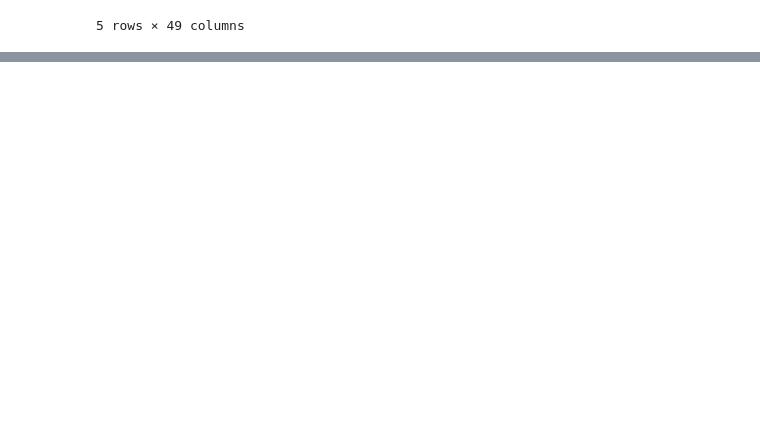
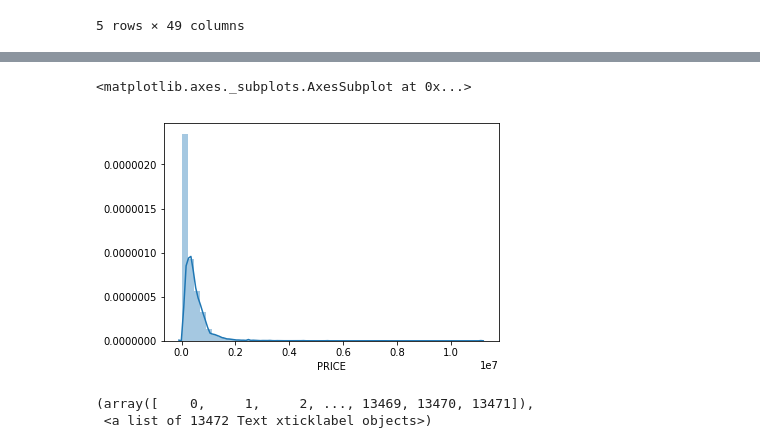
Before and after one commit to jdiehl120/DataSciBoot_Project-01, a Jupyter notebook: DC Properties.ipynb, the cells around one changed output, grey strips where cells are left out. Drawn from its saved outputs; the diff is of its cells as text; code cells hidden in the pictures; blank space fills up the shorter version.

```diff
--- a/DC Properties.ipynb
+++ b/DC Properties.ipynb
@@ -170,0 +130,11 @@ Name: PRICE, dtype: float64
+# %%
+sns.distplot(copydf['PRICE'])
+# %% [output]
+<matplotlib.axes._subplots.AxesSubplot at 0x...>
+[figure, added]
+# %%
+sns.countplot(x='PRICE',data=copydf)
+plt.xticks(rotation=-45)
+# %% [output]
+(array([    0,     1,     2, ..., 13469, 13470, 13471]),
+ <a list of 13472 Text xticklabel objects>)
```
Also changed, not shown: parts of 10 cells of this notebook.
